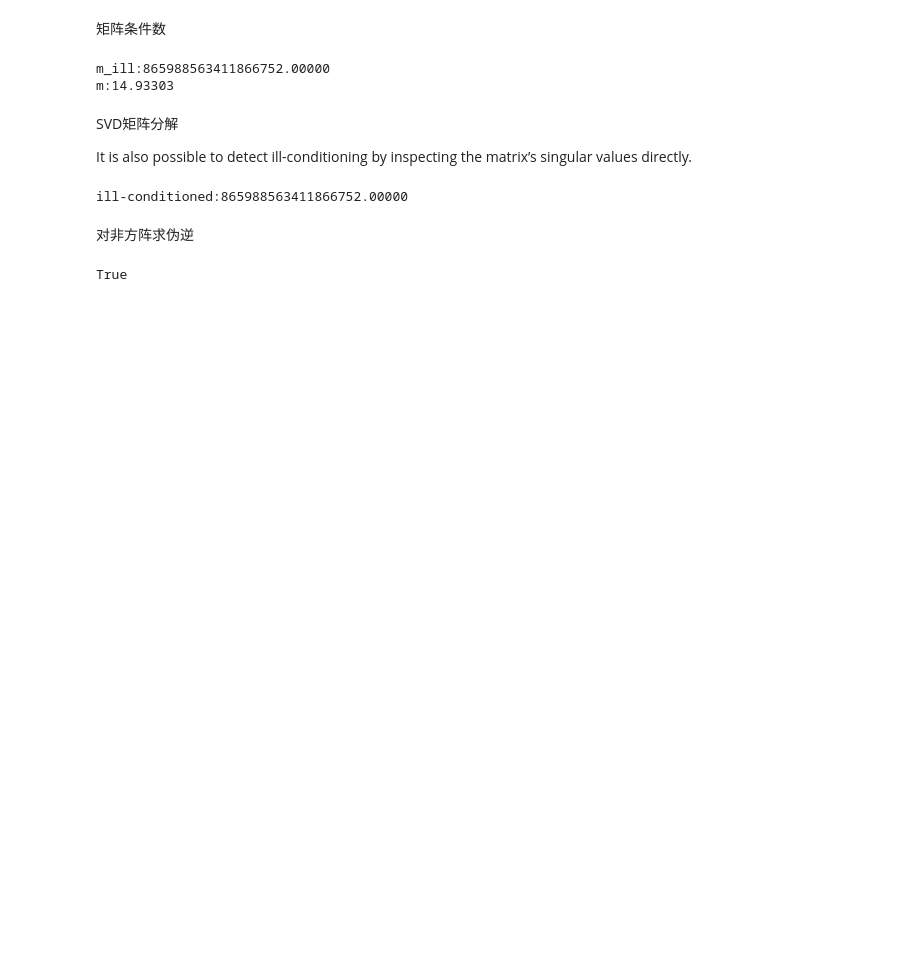
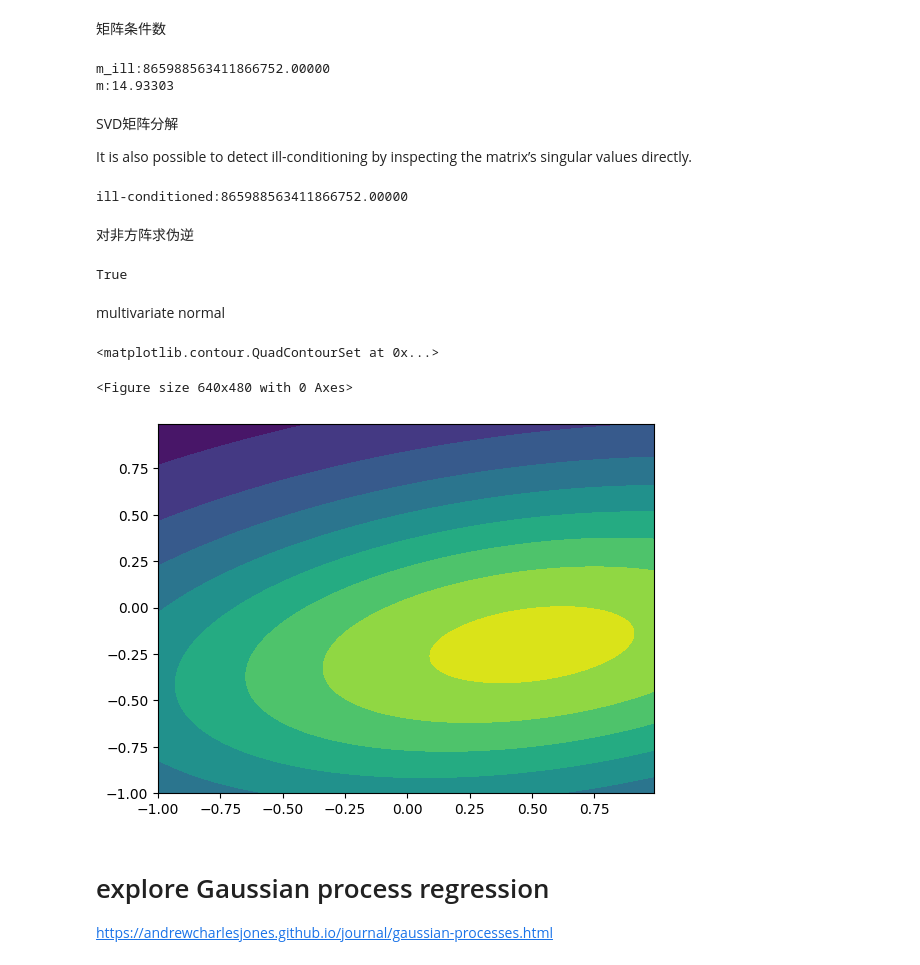
Before and after one commit to xplutoy/cookbook-ml, a Jupyter notebook: cookbook_ml/scipy.ipynb, the cells around one changed output. Drawn from its saved outputs; the diff is of its cells as text; code cells hidden in the pictures; blank space fills up the shorter version.

```diff
--- a/cookbook_ml/scipy.ipynb
+++ b/cookbook_ml/scipy.ipynb
@@ -97,3 +97,22 @@ mn_pinv = np.linalg.pinv(mn)
 np.allclose(mn_pinv @ mn, np.eye(6))
 # %% [output]
 True
+# %% [markdown]
+multivariate normal
+# %%
+rv = sp.stats.multivariate_normal([0.5, -0.2], [[2.0, 0.3], [0.3, 0.5]])
+
+x, y = np.mgrid[-1:1:0.01, -1:1:0.01]
+pos = np.dstack((x, y))
+
+fig = plt.figure()
+_, ax = plt.subplots()
+ax.contourf(x, y, rv.pdf(pos))
+# %% [output]
+<matplotlib.contour.QuadContourSet at 0x...>
+<Figure size 640x480 with 0 Axes>
+[figure, added]
+# %% [markdown]
+# explore Gaussian process regression
+
+https://andrewcharlesjones.github.io/journal/gaussian-processes.html
```
Also changed, not shown: parts of 9 cells of this notebook.
